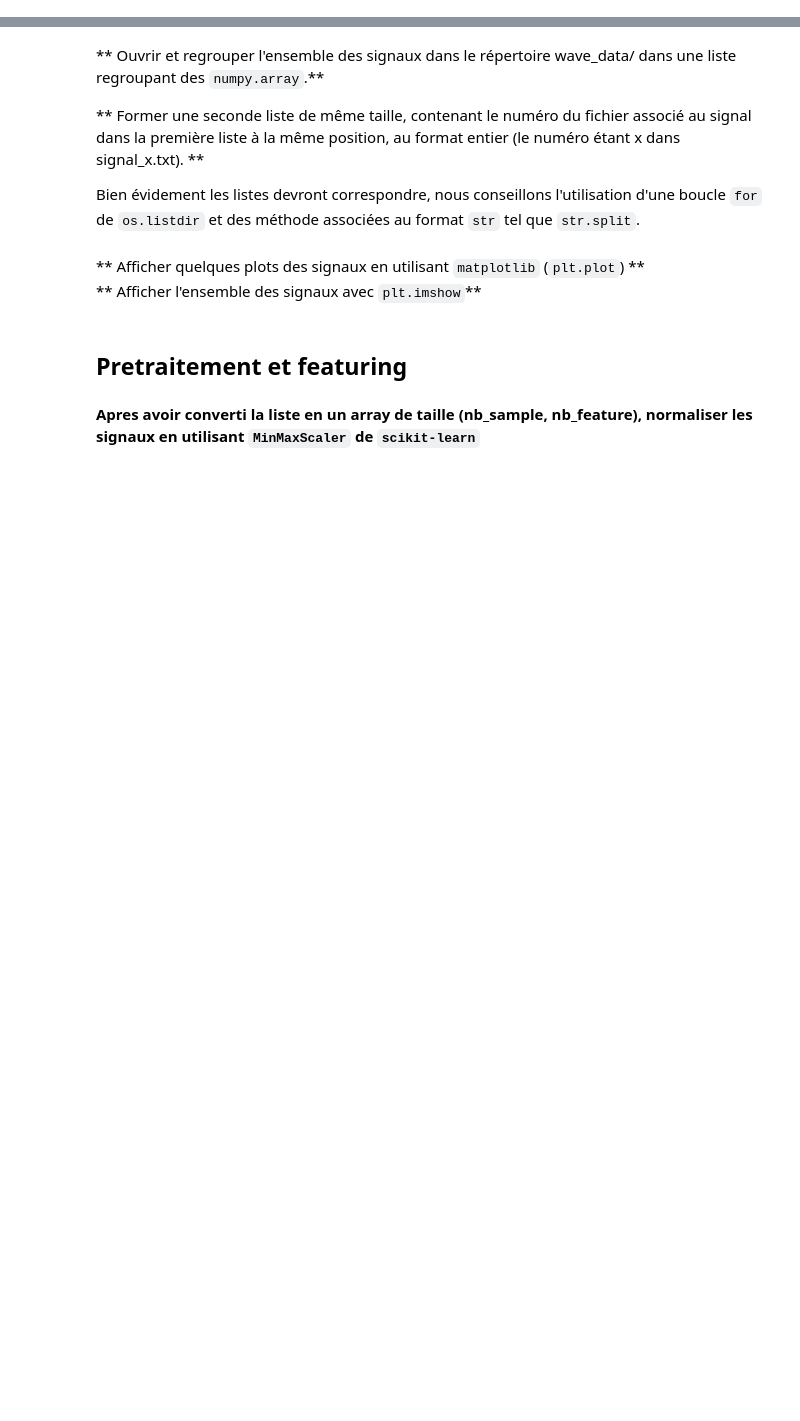
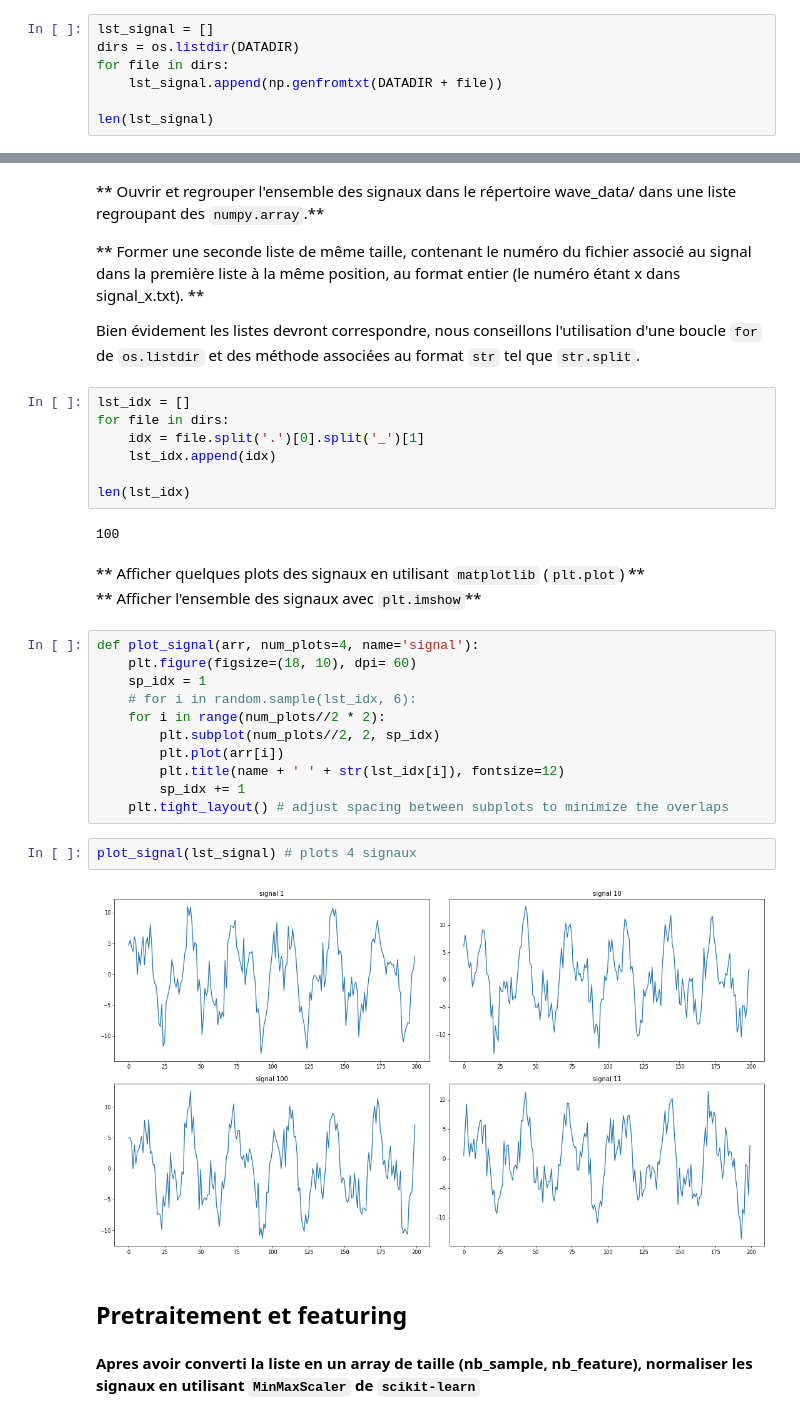
Before and after one commit to dinhanhthi/learn-ai, a Jupyter notebook: interview/dataswati/test_python_dataswati_2019/test_python_data_science_Dataswati-v2.ipynb, the cells around one changed output, grey strips where cells are left out. Saved outputs shown, nothing was run; the diff lists cells and outputs as text; blank space fills up the shorter version.

```diff
--- a/interview/dataswati/test_python_dataswati_2019/test_python_data_science_Dataswati-v2.ipynb
+++ b/interview/dataswati/test_python_dataswati_2019/test_python_data_science_Dataswati-v2.ipynb
@@ -24,3 +29,10 @@ Une fois le notebook rempli, il ne vous reste plus qu'à nous le renvoyer par em
 ## import et visualisation du code
 # %% [markdown]
 ** Ouvrir un des fichiers du répertoire wave_data à l'aide de `numpy` via la fonction `genfromtxt`**
+# %%
+lst_signal = []
+dirs = os.listdir(DATADIR)
+for file in dirs:
+    lst_signal.append(np.genfromtxt(DATADIR + file))
+
+len(lst_signal)
@@ -30,9 +44,33 @@ Une fois le notebook rempli, il ne vous reste plus qu'à nous le renvoyer par em
 ** Former une seconde liste de même taille, contenant le numéro du fichier associé au signal dans la première liste à la même position, au format entier (le numéro étant x dans  signal_x.txt). **
 
 Bien évidement les listes devront correspondre, nous conseillons l'utilisation d'une boucle `for` de `os.listdir` et des méthode associées au format `str` tel que `str.split`.
+# %%
+lst_idx = []
+for file in dirs:
+    idx = file.split('.')[0].split('_')[1]
+    lst_idx.append(idx)
+
+len(lst_idx)
+# %% [output]
+100
 # %% [markdown]
 ** Afficher quelques plots des signaux en utilisant `matplotlib` (`plt.plot`) **
 ** Afficher l'ensemble des signaux avec `plt.imshow`**
+# %%
+def plot_signal(arr, num_plots=4, name='signal'):
+    plt.figure(figsize=(18, 10), dpi= 60)
+    sp_idx = 1
+    # for i in random.sample(lst_idx, 6):
+    for i in range(num_plots//2 * 2):
+        plt.subplot(num_plots//2, 2, sp_idx)
+        plt.plot(arr[i])
+        plt.title(name + ' ' + str(lst_idx[i]), fontsize=12)
+        sp_idx += 1
+    plt.tight_layout() # adjust spacing between subplots to minimize the overlaps
+# %%
+plot_signal(lst_signal) # plots 4 signaux
+# %% [output]
+[figure, added]
 # %% [markdown]
 ## Pretraitement et featuring
 # %% [markdown]
```
Also changed, not shown: parts of 33 cells of this notebook, 5 other files.
